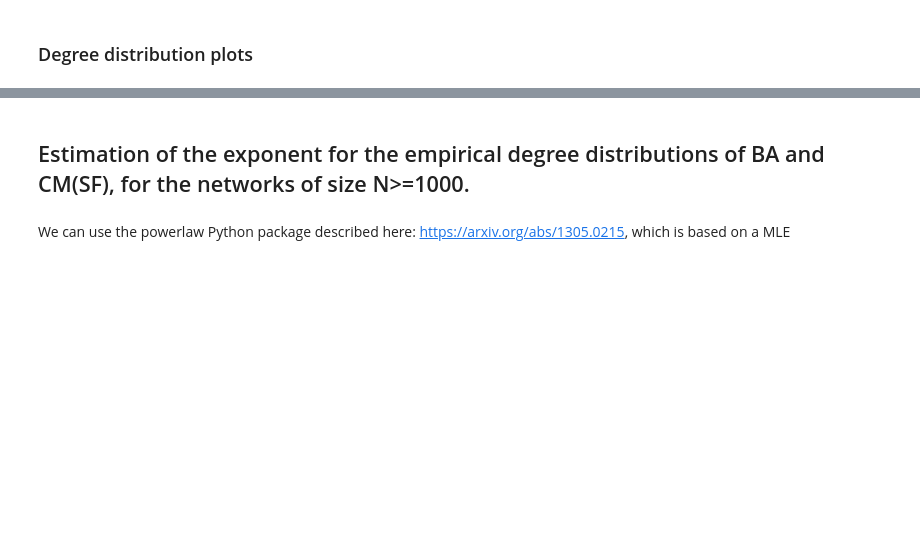
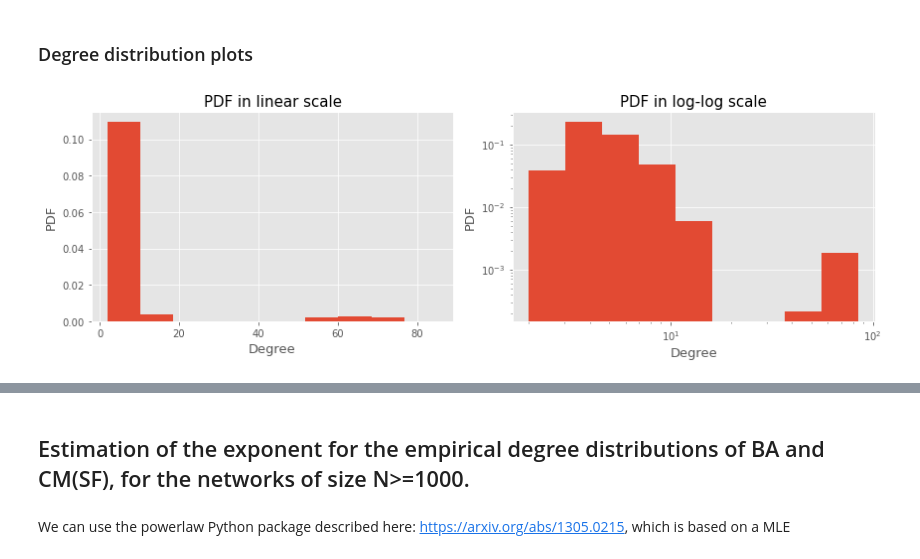
Before and after one commit to samyxdev/network-models-generators, a Jupyter notebook: BA_model.ipynb, the cells around one changed output, grey strips where cells are left out. Cells and saved outputs as stored; diff of their text form; code cells hidden in the pictures; blank space fills up the shorter version.

```diff
--- a/BA_model.ipynb
+++ b/BA_model.ipynb
@@ -324,10 +327,12 @@ def plot_loglog_CCDF(G, name="", nbins=30):
 # %%
 plt.figure(figsize=(12,4))
 plt.subplot(1, 2, 1)
-plot_linear_PDF(G, nbins=20)
+plot_linear_PDF(G, nbins=10)
 plt.subplot(1, 2, 2)
-plot_loglog_PDF(G, nbins=20)
+plot_loglog_PDF(G, nbins=10)
 plt.show()
+# %% [output]
+[figure, added]
 # %%
 plt.figure(figsize=(12,4))
 plt.subplot(1, 2, 1)
```
Also changed, not shown: parts of 12 cells of this notebook, 5 other files.
